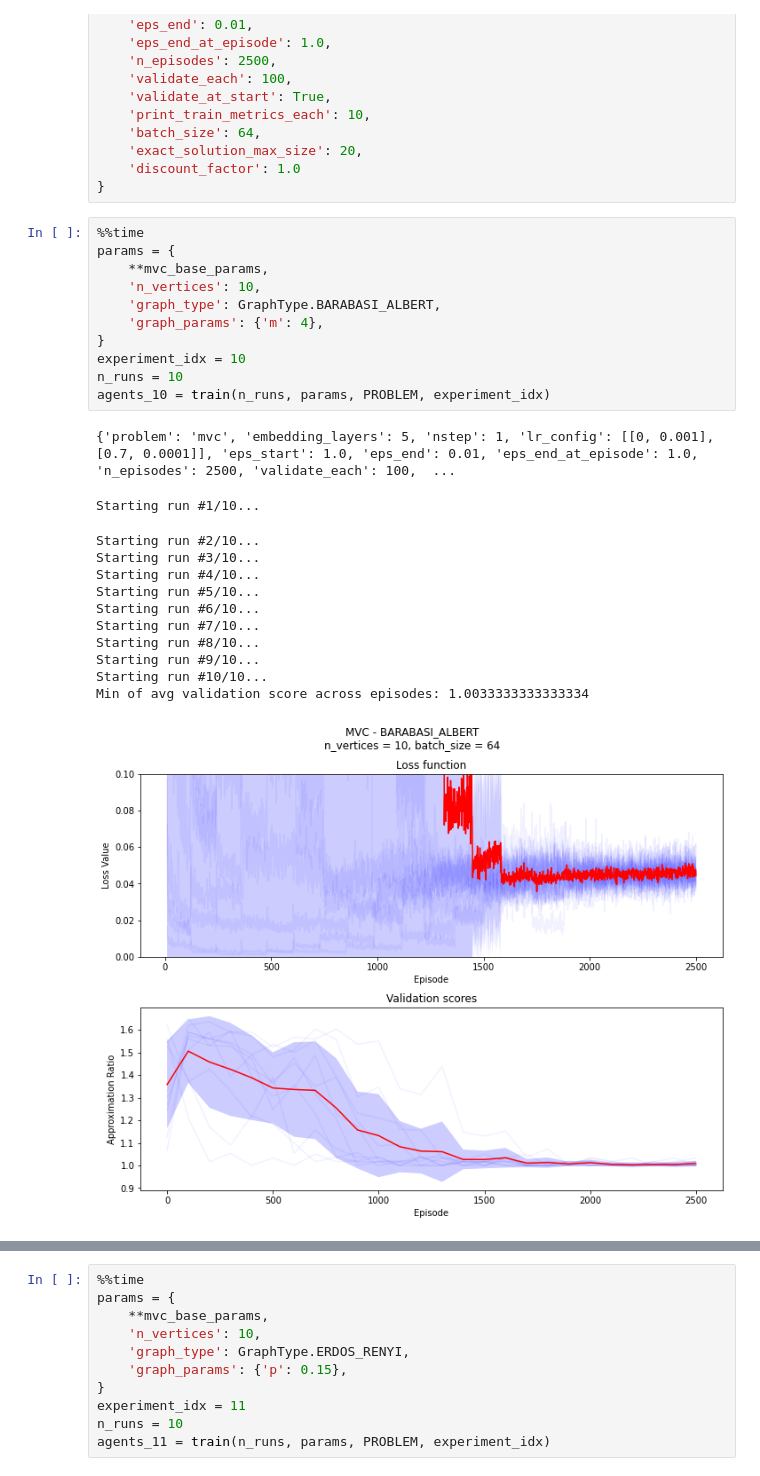
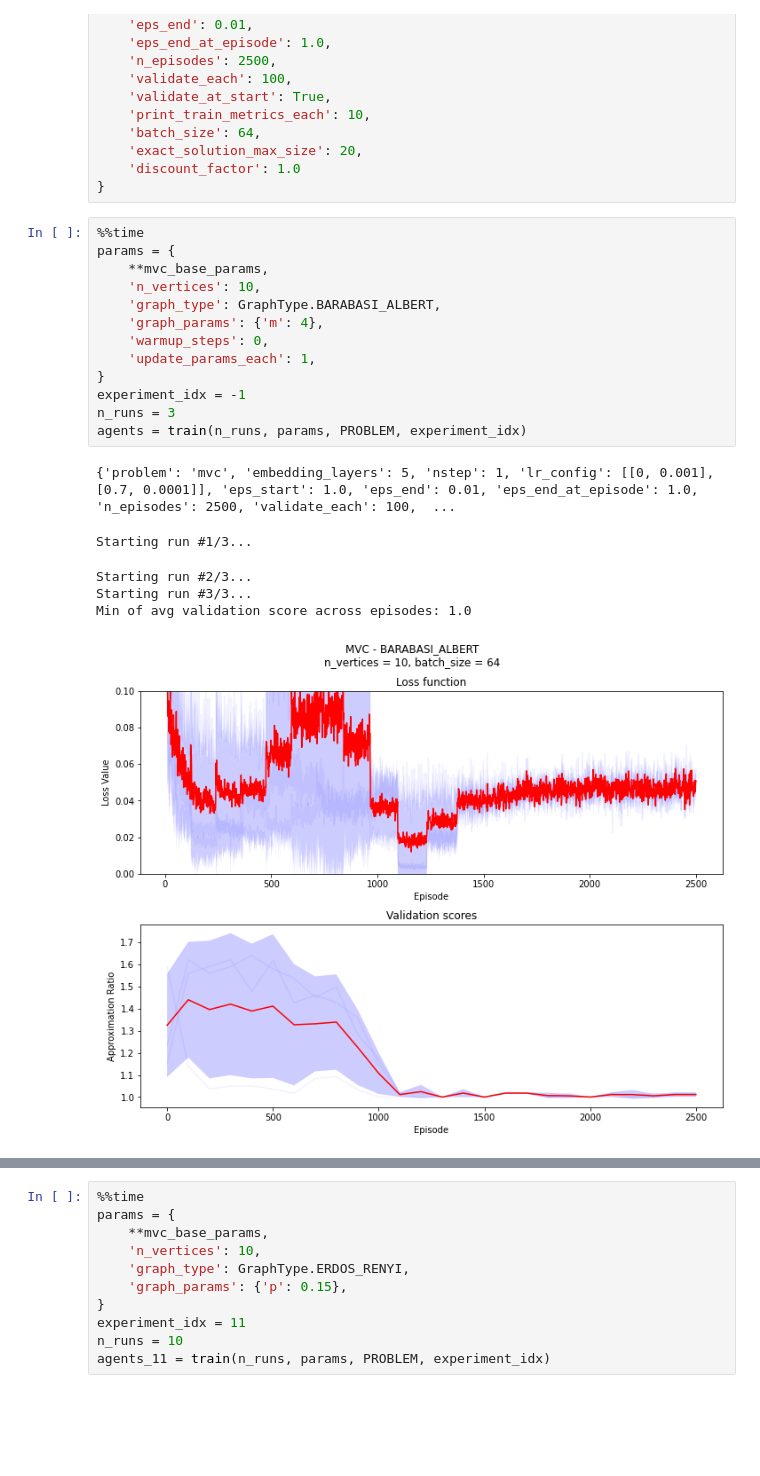
Before and after one commit to LIRA-UFRJ/s2v-dqn, a Jupyter notebook: notebooks/MVC.ipynb, the cells around one changed output, grey strips where cells are left out. Saved outputs shown, nothing was run; the diff lists cells and outputs as text; blank space fills up the shorter version.

```diff
--- a/notebooks/MVC.ipynb
+++ b/notebooks/MVC.ipynb
@@ -32,25 +35,20 @@ mvc_base_params = {
 # %%
 %%time
 params = {
     **mvc_base_params,
     'n_vertices': 10,
     'graph_type': GraphType.BARABASI_ALBERT,
     'graph_params': {'m': 4},
+    'warmup_steps': 0,
+    'update_params_each': 1,
 }
-experiment_idx = 10
-n_runs = 10
-agents_10 = train(n_runs, params, PROBLEM, experiment_idx)
+experiment_idx = -1
+n_runs = 3
+agents = train(n_runs, params, PROBLEM, experiment_idx)
 # %% [output]
 {'problem': 'mvc', 'embedding_layers': 5, 'nstep': 1, 'lr_config': [[0, 0.001], [0.7, 0.0001]], 'eps_start': 1.0, 'eps_end': 0.01, 'eps_end_at_episode': 1.0, 'n_episodes': 2500, 'validate_each': 100,  ...
-Starting run #1/10...
+Starting run #1/3...
-Starting run #2/10...
-Starting run #3/10...
-Starting run #4/10...
-Starting run #5/10...
-Starting run #6/10...
-Starting run #7/10...
-Starting run #8/10...
-Starting run #9/10...
-Starting run #10/10...
-Min of avg validation score across episodes: 1.0033333333333334
+Starting run #2/3...
+Starting run #3/3...
+Min of avg validation score across episodes: 1.0
-[figure, old version]
+[figure, new version]
```
Also changed, not shown: parts of 5 cells of this notebook, 3 other files.
